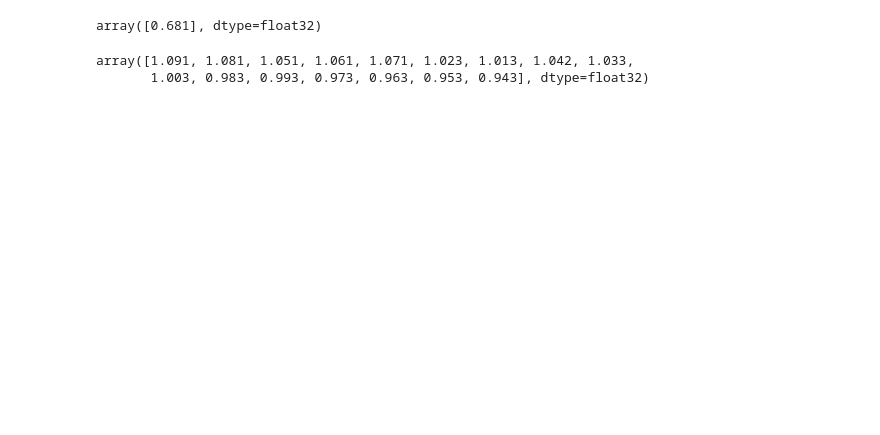
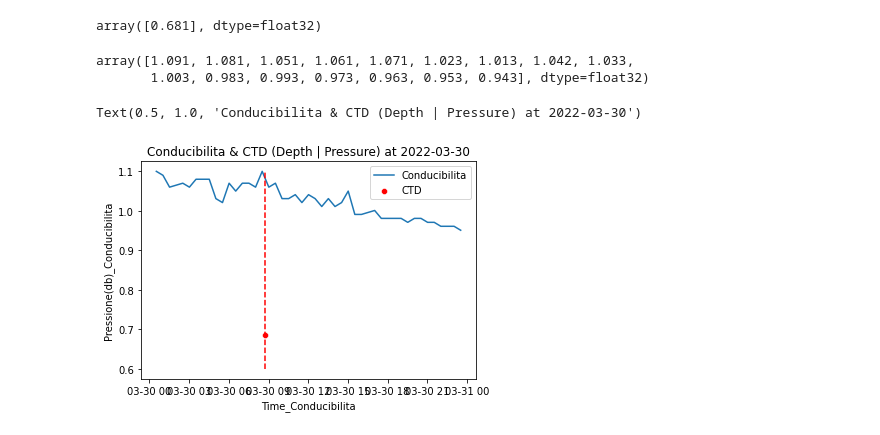
Before and after one commit to Multifaceted/Marine, a Jupyter notebook: explore.ipynb, the cells around one changed output. Saved outputs shown, nothing was run; the diff lists cells and outputs as text; code cells hidden in the pictures; blank space fills up the shorter version.

Commit message:
add plot

```diff
--- a/explore.ipynb
+++ b/explore.ipynb
@@ -532,6 +537,16 @@ joint_df[joint_df["Data_CTD"] == temp_dt]["Profondita'(m)_Conducibilita"].unique
 # %% [output]
 array([1.091, 1.081, 1.051, 1.061, 1.071, 1.023, 1.013, 1.042, 1.033,
        1.003, 0.983, 0.993, 0.973, 0.963, 0.953, 0.943], dtype=float32)
+# %%
+temp_df = joint_df[joint_df["Data_CTD"] == temp_dt][["Pressione(db)_Conducibilita", "Conducibilita'(mS/cm)_Conducibilita", "Temperatura(°C)_Conducibilita", "Time_Conducibilita"]].drop_duplicates().sort_values(by="Time_Conducibilita")
+temp2_df = joint_df[joint_df["Data_CTD"] == temp_dt][["Pressione(db)_CTD", "Conducibilita'(mS/cm)_CTD", "Temperatura(°C)_CTD", "Time_CTD"]].drop_duplicates()
+sns.lineplot(data=temp_df, x="Time_Conducibilita", y="Pressione(db)_Conducibilita", label="Conducibilita")
+sns.scatterplot(data=temp2_df, x="Time_CTD", y="Pressione(db)_CTD", color="red", label="CTD")
+plt.vlines(x=temp2_df["Time_CTD"], ymin=.6, ymax=1.1, color="red", linestyles="dashed")
+plt.title("Conducibilita & CTD (Depth | Pressure) at " + str(temp_dt))
+# %% [output]
+Text(0.5, 1.0, 'Conducibilita & CTD (Depth | Pressure) at 2022-03-30')
+[figure, added]
 # %%
 # sns.lineplot(joint_avg_df.index, joint_avg_df["Conducibilita'(mS/cm)_CTD"] - joint_avg_df["Conducibilita'(mS/cm)_Conducibilita"]).set(ylabel="Diff Conducibilita", title="CTD - Conducibilita by average")
 
```
Also changed, not shown: parts of 8 cells of this notebook.
